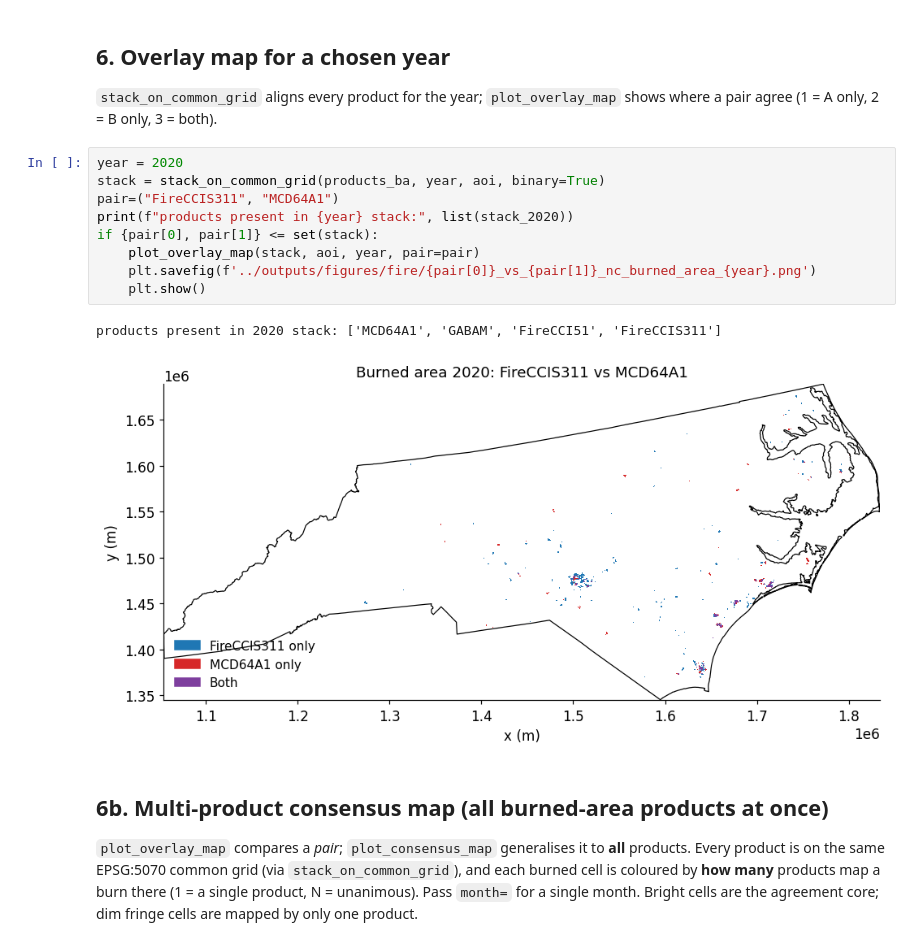
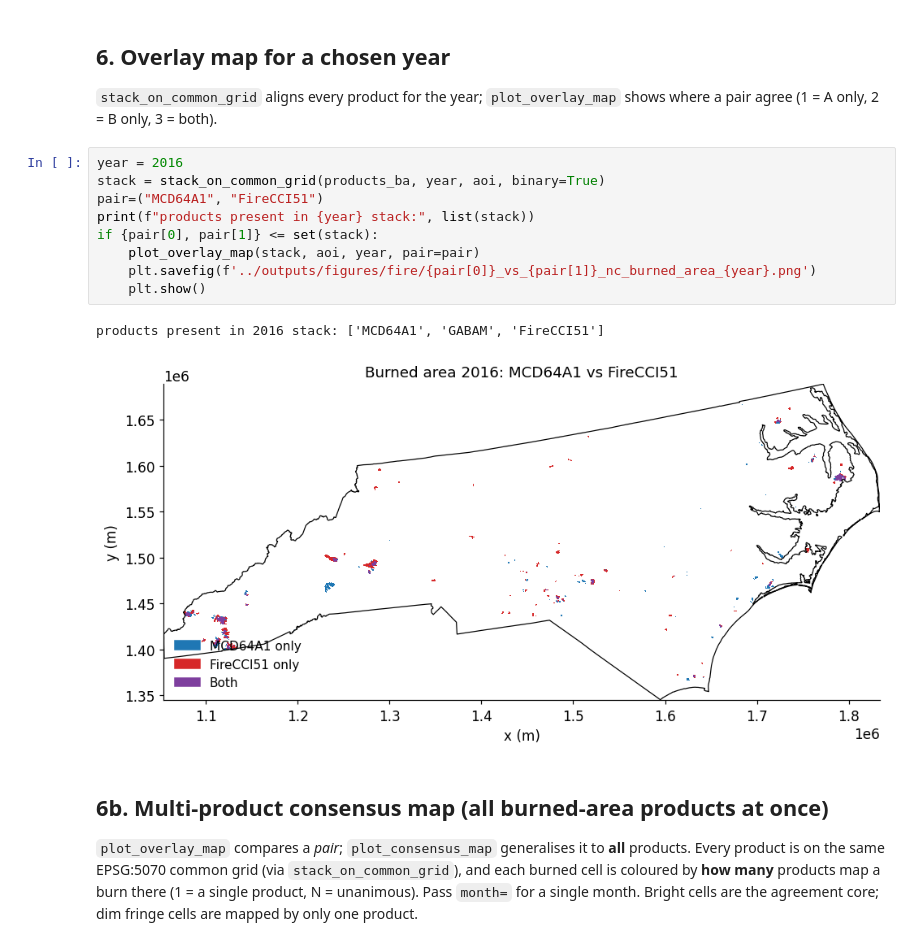
Before and after one commit to jimzhang629/peat_fire_stanback, a Jupyter notebook: notebooks/run_fire_comparison.ipynb, the cells around one changed output. Drawn from its saved outputs; the diff is of its cells as text.

```diff
--- a/notebooks/run_fire_comparison.ipynb
+++ b/notebooks/run_fire_comparison.ipynb
@@ -260,17 +247,17 @@ TLS slope, intercept: (0.19940369241838515, 0.0003664673463577383) | RMSE: 0.029
 `stack_on_common_grid` aligns every product for the year; `plot_overlay_map` shows where a pair agree
 (1 = A only, 2 = B only, 3 = both).
 # %%
-year = 2020
+year = 2016
 stack = stack_on_common_grid(products_ba, year, aoi, binary=True)
-pair=("FireCCIS311", "MCD64A1")
-print(f"products present in {year} stack:", list(stack_2020))
+pair=("MCD64A1", "FireCCI51")
+print(f"products present in {year} stack:", list(stack))
 if {pair[0], pair[1]} <= set(stack):
     plot_overlay_map(stack, aoi, year, pair=pair)
     plt.savefig(f'../outputs/figures/fire/{pair[0]}_vs_{pair[1]}_nc_burned_area_{year}.png')
     plt.show()
 # %% [output]
-products present in 2020 stack: ['MCD64A1', 'GABAM', 'FireCCI51', 'FireCCIS311']
+products present in 2016 stack: ['MCD64A1', 'GABAM', 'FireCCI51']
-[figure, old version]
+[figure, new version]
 # %% [markdown]
 ## 6b. Multi-product consensus map (all burned-area products at once)
 
```
Also changed, not shown: parts of 5 cells of this notebook, 1 other file.
